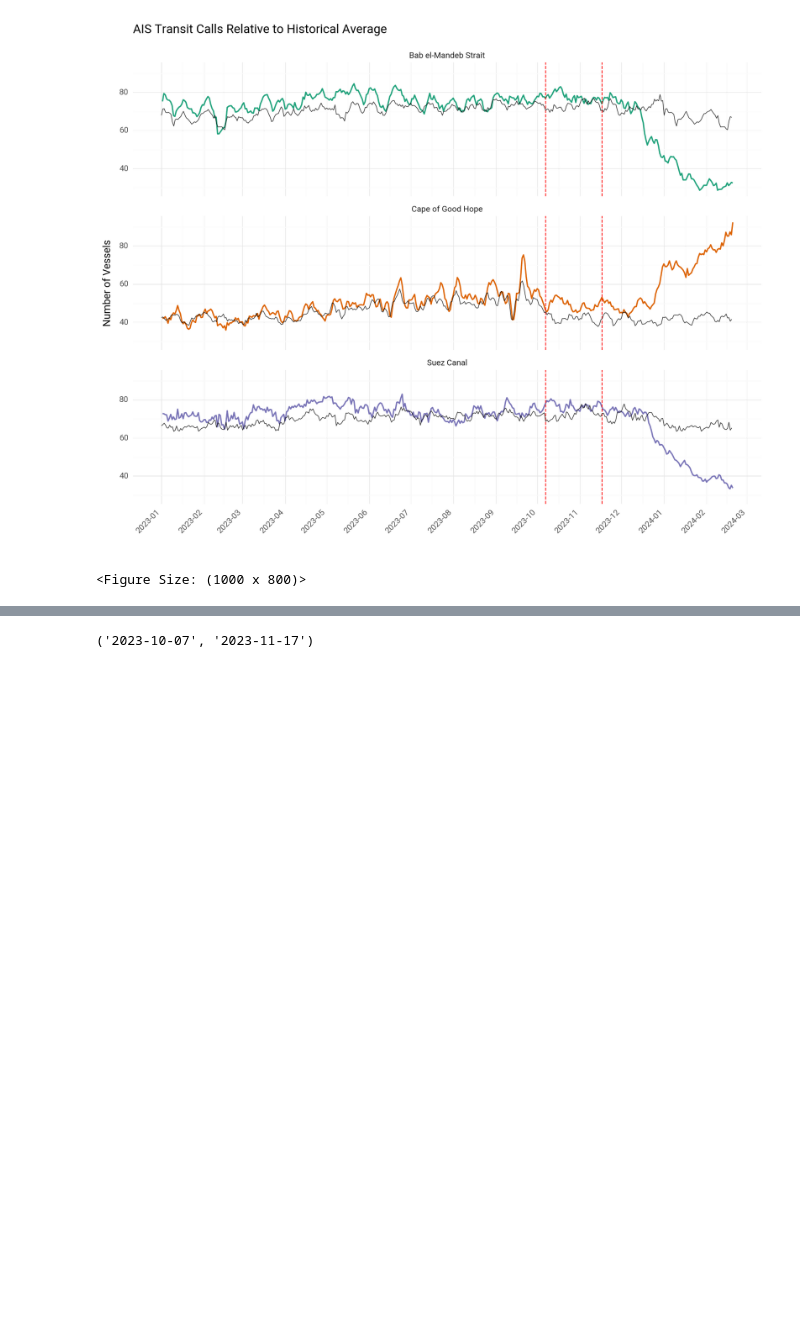
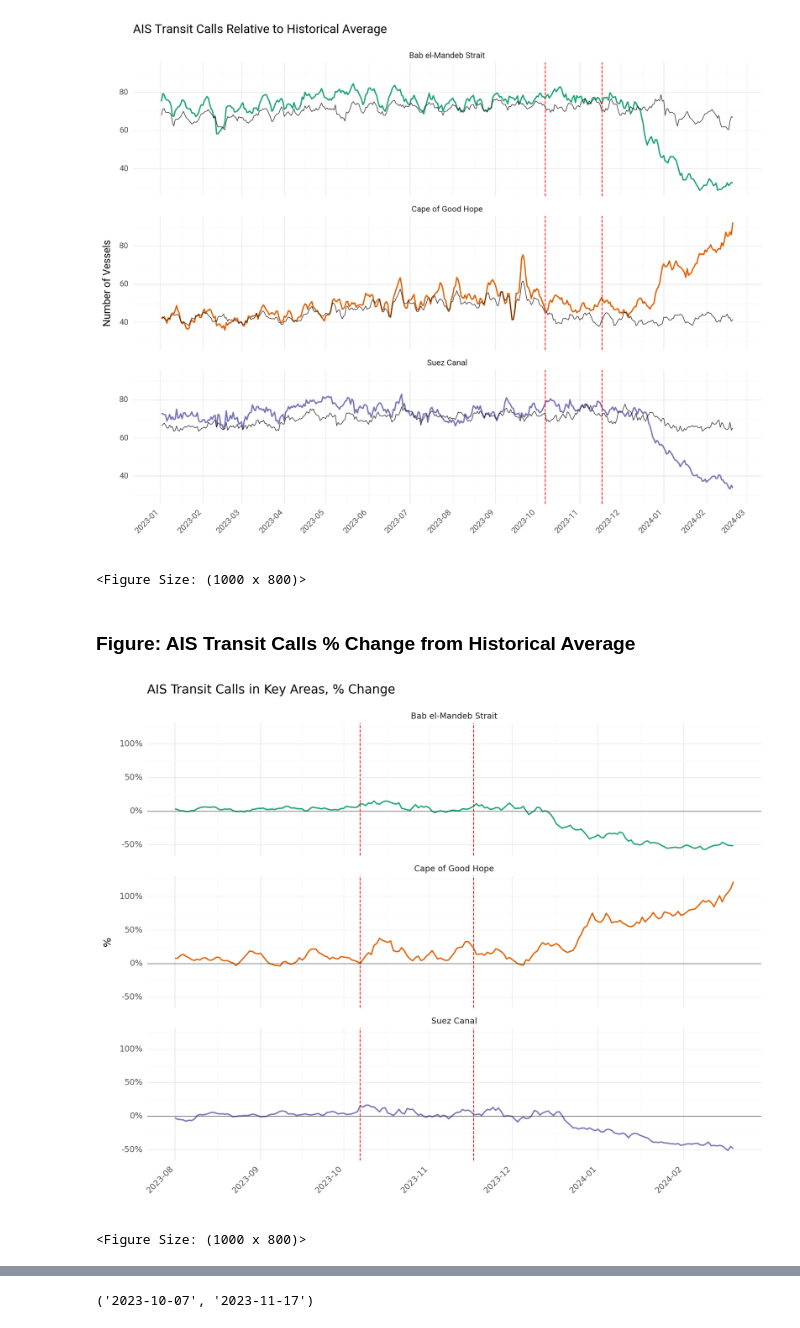
Before and after one commit to datapartnership/red-sea-monitoring, a Jupyter notebook: notebooks/chokepoints/red-sea-chokepoints.ipynb, the cells around one changed output, grey strips where cells are left out. Cells and saved outputs as stored; diff of their text form; code cells hidden in the pictures; blank space fills up the shorter version.

```diff
--- a/notebooks/chokepoints/red-sea-chokepoints.ipynb
+++ b/notebooks/chokepoints/red-sea-chokepoints.ipynb
@@ -231,30 +260,35 @@ p2.save(
+# %% [markdown]
+### Figure: AIS Transit Calls % Change from Historical Average
 # %%
 p3 = (
     ggplot(
         df_filt.loc[df_filt.date >= "2023-08-01"],
         aes(x="ymd", y="n_total_pct_ch", group="portname", color="portname"),
     )  #
     + geom_line(size=0.8)
     + geom_vline(xintercept=conflict_date, linetype="dashed", color="red")
     + geom_vline(xintercept=crisis_date, linetype="dashed", color="red")
     + geom_hline(yintercept=0, color="black", alpha=3 / 4, size=0.3)
     + labs(
         x="",
         y="%",
         title="AIS Transit Calls in Key Areas, % Change",
         color="Area of Interest",
     )
     + theme_minimal()
     + scale_x_datetime(breaks=date_breaks("1 month"), labels=date_format("%Y-%m"))
     + scale_color_brewer(type="qual", palette=2)
     + scale_y_continuous(labels=percent_format())
     + theme(legend_position="none")
     + facet_wrap("~portname", scales="fixed", ncol=1)
     + theme(axis_text_x=element_text(rotation=45, hjust=1))
 )
 p3
-p3.save(
-    filename=join(charts_dir, "chokepoints", "transit-calls-chokepoints-pct.jpeg"),
-    dpi=300,
-)
+# p3.save(
+#     filename=join(charts_dir, "chokepoints", "transit-calls-chokepoints-pct.jpeg"),
+#     dpi=300,
+# )
+# %% [output]
+[figure, added]
+<Figure Size: (1000 x 800)>
 # %% [markdown]
```
Also changed, not shown: parts of 59 cells of this notebook, 4 other files.
